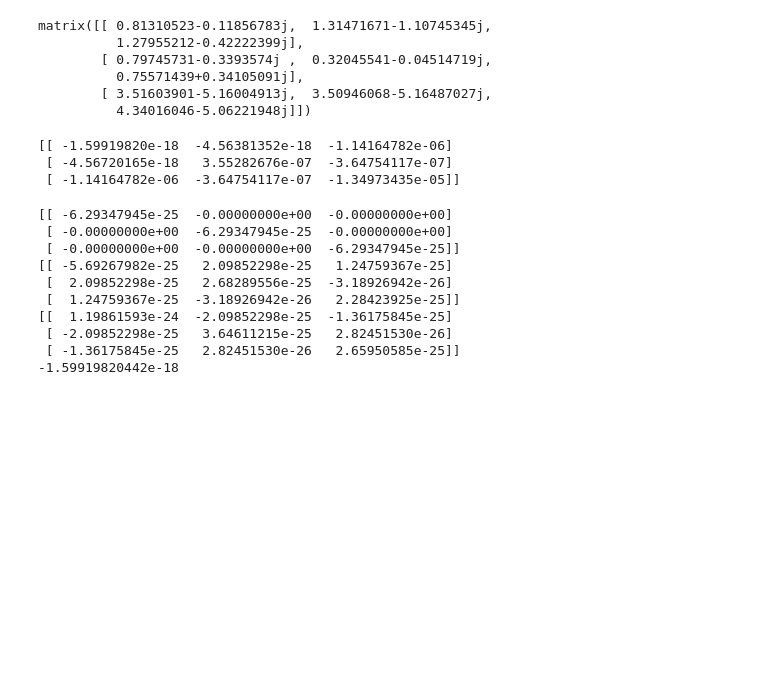
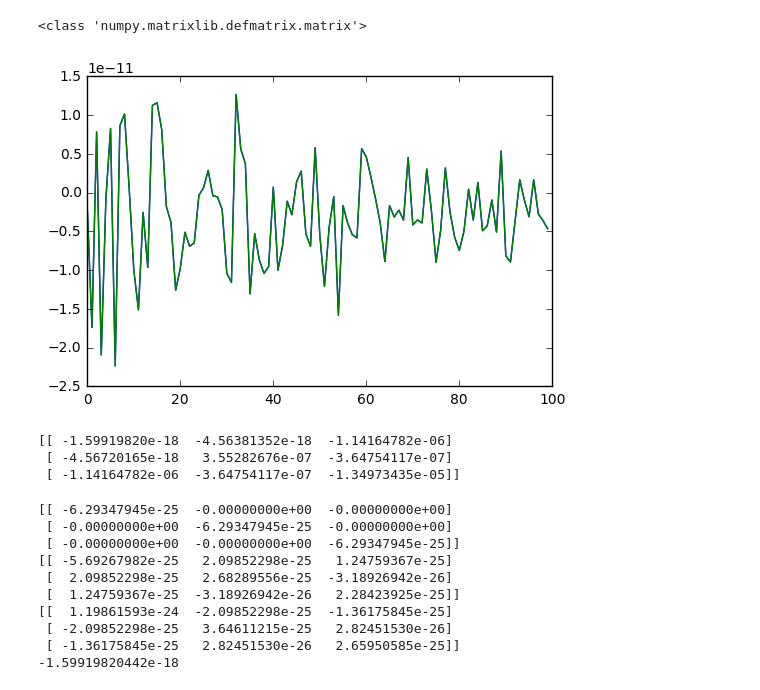
Before and after one commit to dforero0896/Physics_Monograph, a Jupyter notebook: Init_Calculations_3_flav_osc.ipynb, the cells around one changed output. Drawn from its saved outputs; the diff is of its cells as text; code cells hidden in the pictures; blank space fills up the shorter version.

```diff
--- a/Init_Calculations_3_flav_osc.ipynb
+++ b/Init_Calculations_3_flav_osc.ipynb
@@ -127,3 +20,0 @@ print traceHM
-# %%
-T=V_m+traceHM
-print T
@@ -176,19 +20,0 @@ def phi(L, trHm):
-# %%
-def timeOp():
-    summ=0.
-    global eigValuesT
-    global L
-    global trHm
-    for lamd in eigValuesT:
-        summ += insideSum(lamd, L)
-        summ *= phi(L, trHm)
-    return summ
-# %%
-timeOp()
-# %% [output]
-matrix([[ 0.81310523-0.11856783j,  1.31471671-1.10745345j,
-          1.27955212-0.42222399j],
-        [ 0.79745731-0.3393574j ,  0.32045541-0.04514719j,
-          0.75571439+0.34105091j],
-        [ 3.51603901-5.16004913j,  3.50946068-5.16487027j,
-          4.34016046-5.06221948j]])
@@ -195,3 +62,32 @@ matrix([[ 0.81310523-0.11856783j,  1.31471671-1.10745345j,
+# %%
+print type(timeOp(1e3, 1e9, 1e-13))
+EnergyLinsp=np.linspace(1e9, 1e10, 100)
+SpaceArr=np.linspace(0, 2885.+6972., 10000)
+densityStep=np.zeros(10000)
+densityStep[SpaceArr<=2885.]=1.7e-13
+densityStep[SpaceArr>2885.]=4.4e-13
+# %% [output]
+<class 'numpy.matrixlib.defmatrix.matrix'>
+# %%
+Probs=np.zeros(100)
+for i in range(len(EnergyLinsp)):
+    E=EnergyLinsp[i]
+
+    accOper=np.identity(3)
+
+    for k in range(10000):
+        L=SpaceArr[k]
+        A=densityStep[k]
+        thisLOperator=timeOp(L,E,A)
+        accOper=np.matmul(thisLOperator,accOper)
+    herm=accOper.getH()
+    ProbMat=np.matmul(accOper, herm)
+    Probs[i]=ProbMat[0, 1]
+# %%
+plt.plot(Probs)
+plt.show()
+# %% [output]
+[figure, added]
 # %%
 TFsq= numCKM*T**2 *numICKM
 # %%
```
Also changed, not shown: parts of 23 cells of this notebook, 1 other file.
